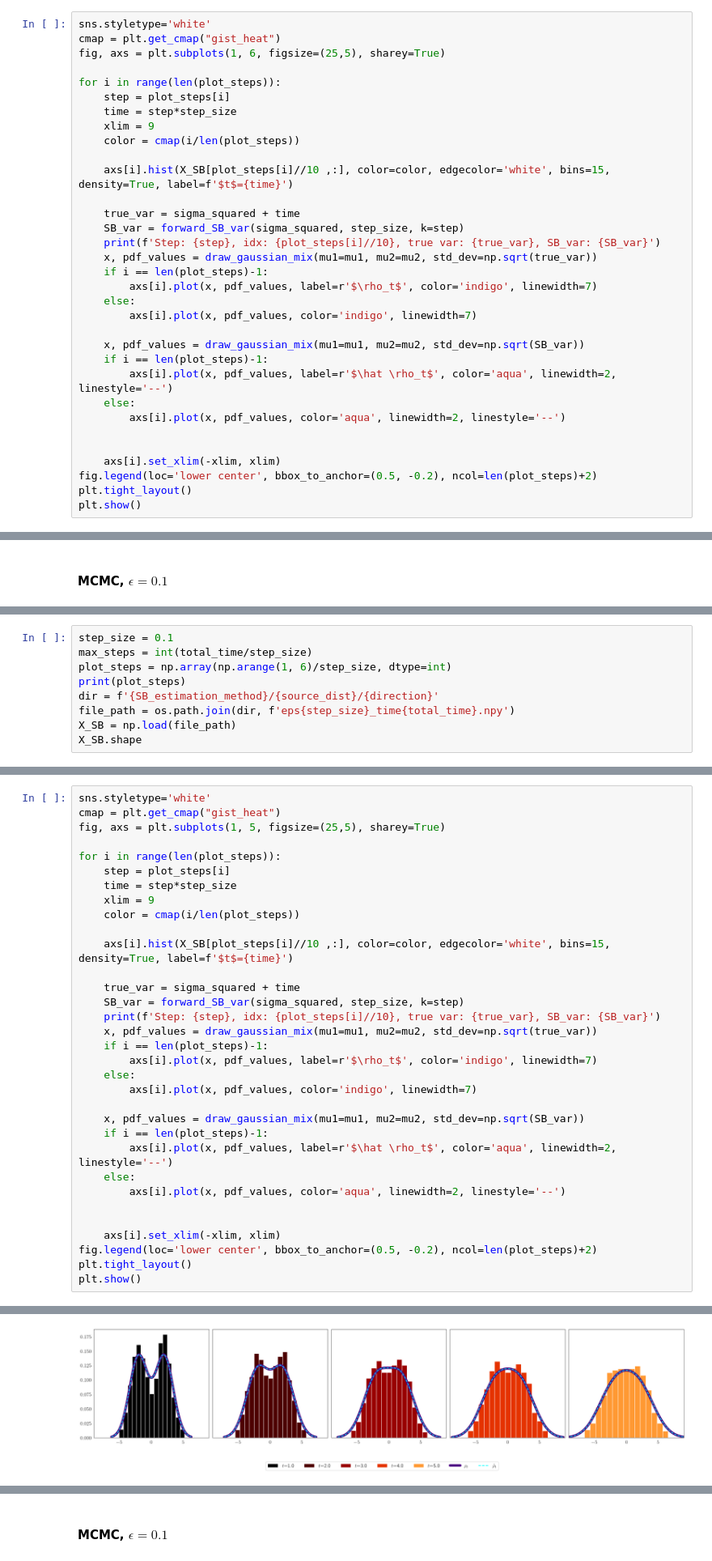
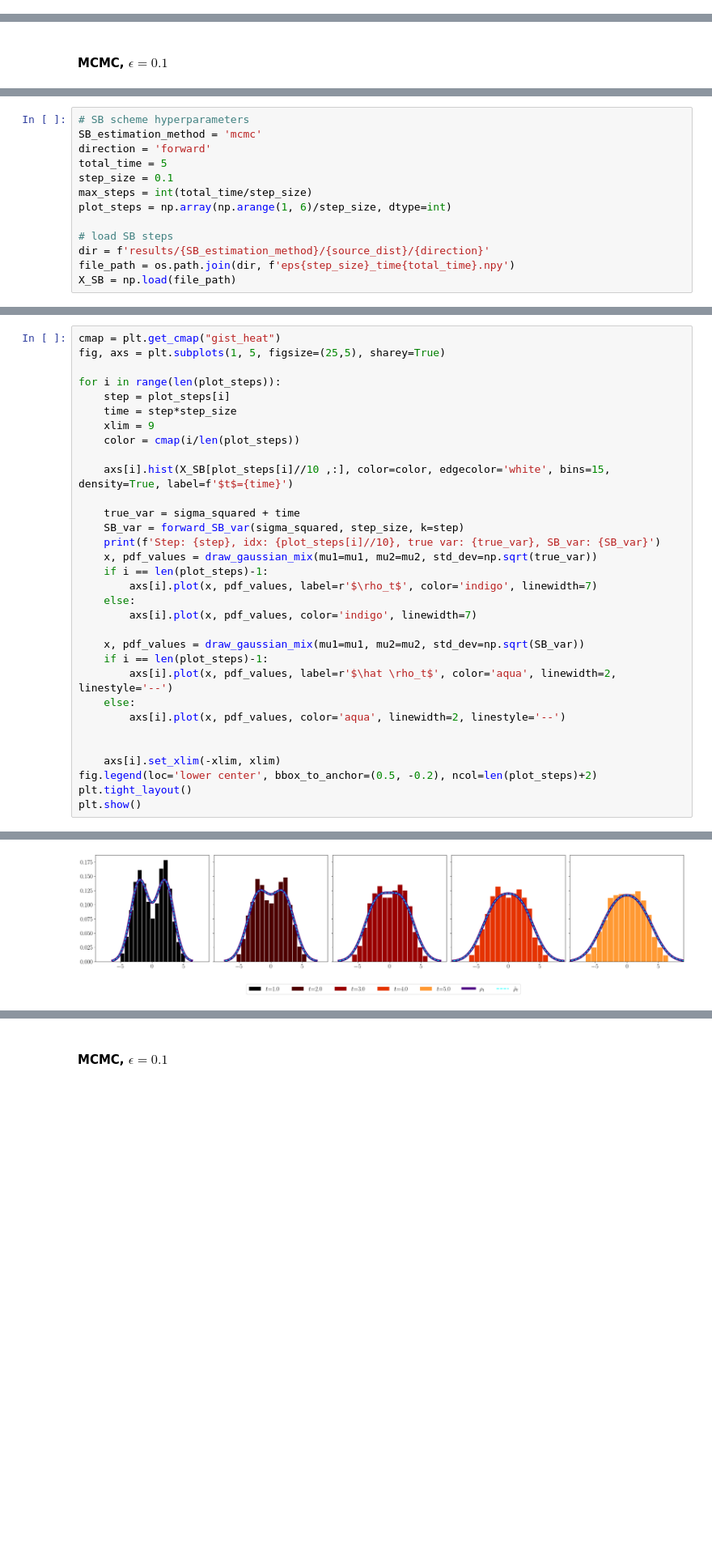
Before and after one commit to medhaaga/SchrodingerBridgeScheme, a Jupyter notebook: SB_scheme_Entropy.ipynb, the cells around one changed output, grey strips where cells are left out. Shown at 81% size. Saved outputs shown, nothing was run; the diff lists cells and outputs as text; blank space fills up the shorter version.

```diff
--- a/SB_scheme_Entropy.ipynb
+++ b/SB_scheme_Entropy.ipynb
@@ -384,33 +362,0 @@ X_SB.shape
-# %%
-sns.styletype='white'
-cmap = plt.get_cmap("gist_heat")
-fig, axs = plt.subplots(1, 6, figsize=(25,5), sharey=True)
-
-for i in range(len(plot_steps)):
-    step = plot_steps[i]
-    time = step*step_size
-    xlim = 9
-    color = cmap(i/len(plot_steps))
-
-    axs[i].hist(X_SB[plot_steps[i]//10 ,:], color=color, edgecolor='white', bins=15, density=True, label=f'$t$={time}')
-
-    true_var = sigma_squared + time
-    SB_var = forward_SB_var(sigma_squared, step_size, k=step)
-    print(f'Step: {step}, idx: {plot_steps[i]//10}, true var: {true_var}, SB_var: {SB_var}')
-    x, pdf_values = draw_gaussian_mix(mu1=mu1, mu2=mu2, std_dev=np.sqrt(true_var))
-    if i == len(plot_steps)-1:
-        axs[i].plot(x, pdf_values, label=r'$\rho_t$', color='indigo', linewidth=7)
-    else:
-        axs[i].plot(x, pdf_values, color='indigo', linewidth=7)
-
-    x, pdf_values = draw_gaussian_mix(mu1=mu1, mu2=mu2, std_dev=np.sqrt(SB_var))
-    if i == len(plot_steps)-1:
-        axs[i].plot(x, pdf_values, label=r'$\hat \rho_t$', color='aqua', linewidth=2, linestyle='--')
-    else:
-        axs[i].plot(x, pdf_values, color='aqua', linewidth=2, linestyle='--')
-
-
-    axs[i].set_xlim(-xlim, xlim)
-fig.legend(loc='lower center', bbox_to_anchor=(0.5, -0.2), ncol=len(plot_steps)+2)
-plt.tight_layout()
-plt.show()
@@ -447,9 +379,13 @@ mu1, mu2 = -2, 2
 # %%
+# SB scheme hyperparameters
+SB_estimation_method = 'mcmc'
+direction = 'forward'
+total_time = 5
 step_size = 0.1
 max_steps = int(total_time/step_size)
 plot_steps = np.array(np.arange(1, 6)/step_size, dtype=int)
-print(plot_steps)
-dir = f'{SB_estimation_method}/{source_dist}/{direction}'
+
+# load SB steps
+dir = f'results/{SB_estimation_method}/{source_dist}/{direction}'
 file_path = os.path.join(dir, f'eps{step_size}_time{total_time}.npy')
 X_SB = np.load(file_path)
-X_SB.shape
@@ -459,5 +392,4 @@ X_SB.shape
 # %%
-sns.styletype='white'
 cmap = plt.get_cmap("gist_heat")
 fig, axs = plt.subplots(1, 5, figsize=(25,5), sharey=True)
 
@@ -468,31 +400,31 @@ for i in range(len(plot_steps)):
     color = cmap(i/len(plot_steps))
 
     axs[i].hist(X_SB[plot_steps[i]//10 ,:], color=color, edgecolor='white', bins=15, density=True, label=f'$t$={time}')
 
     true_var = sigma_squared + time
     SB_var = forward_SB_var(sigma_squared, step_size, k=step)
     print(f'Step: {step}, idx: {plot_steps[i]//10}, true var: {true_var}, SB_var: {SB_var}')
     x, pdf_values = draw_gaussian_mix(mu1=mu1, mu2=mu2, std_dev=np.sqrt(true_var))
     if i == len(plot_steps)-1:
         axs[i].plot(x, pdf_values, label=r'$\rho_t$', color='indigo', linewidth=7)
     else:
         axs[i].plot(x, pdf_values, color='indigo', linewidth=7)
 
     x, pdf_values = draw_gaussian_mix(mu1=mu1, mu2=mu2, std_dev=np.sqrt(SB_var))
     if i == len(plot_steps)-1:
         axs[i].plot(x, pdf_values, label=r'$\hat \rho_t$', color='aqua', linewidth=2, linestyle='--')
     else:
         axs[i].plot(x, pdf_values, color='aqua', linewidth=2, linestyle='--')
 
 
     axs[i].set_xlim(-xlim, xlim)
 fig.legend(loc='lower center', bbox_to_anchor=(0.5, -0.2), ncol=len(plot_steps)+2)
 plt.tight_layout()
 plt.show()
 # %% [output]
 Step: 10, idx: 1, true var: 2.0, SB_var: 1.9993394637211244
 Step: 20, idx: 2, true var: 3.0, SB_var: 2.999124466238449
 Step: 30, idx: 3, true var: 4.0, SB_var: 3.9990179584482197
 Step: 40, idx: 4, true var: 5.0, SB_var: 4.99895437290321
 Step: 50, idx: 5, true var: 6.0, SB_var: 5.998912115935248
-[figure, old version]
+[figure, new version]
```
Also changed, not shown: parts of 27 cells of this notebook, 3 other files.
